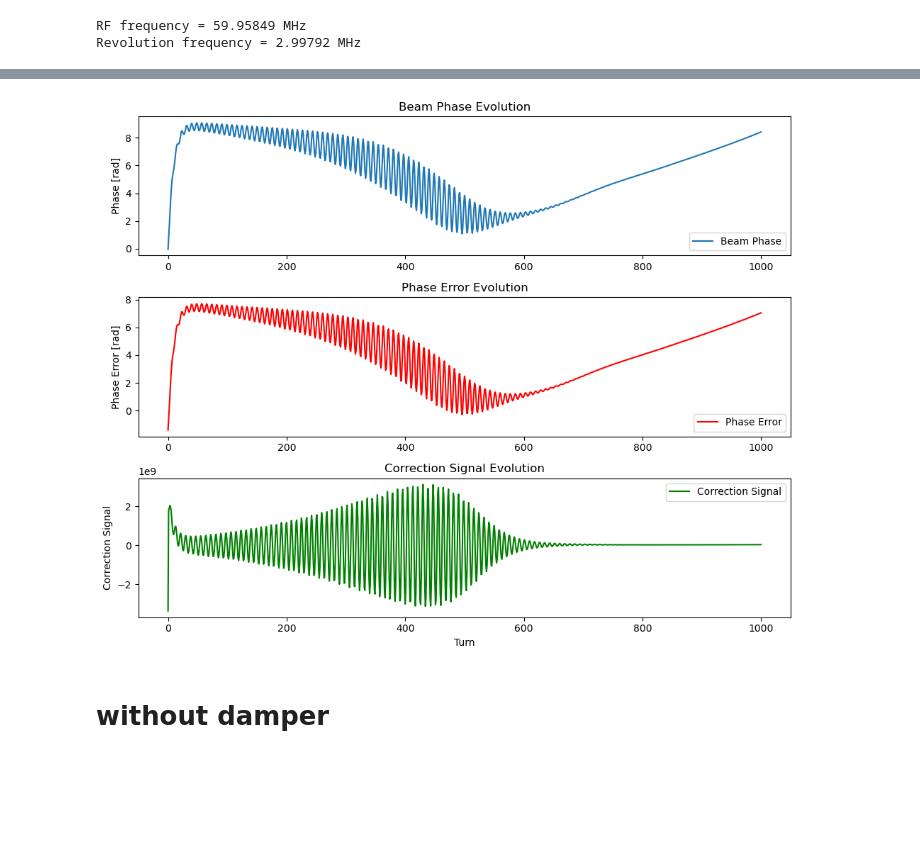
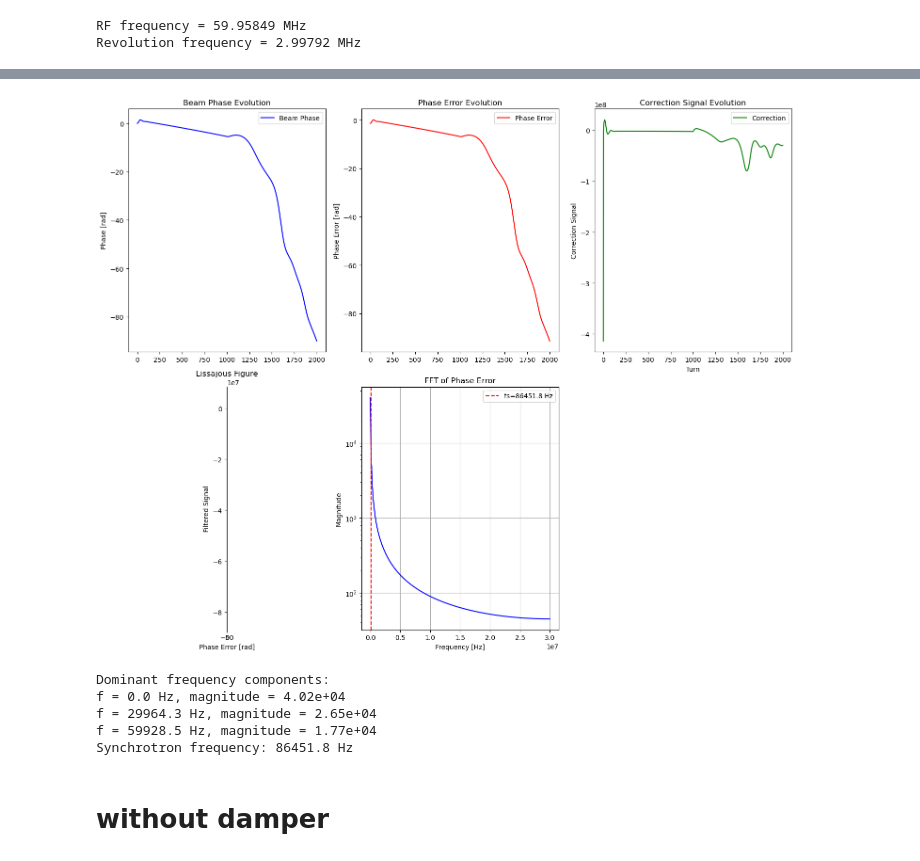
Before and after one commit to DrLu-2017/mbtrack2, a Jupyter notebook: example_Mode0damper.ipynb, the cells around one changed output, grey strips where cells are left out. Saved outputs shown, nothing was run; the diff lists cells and outputs as text; code cells hidden in the pictures; blank space fills up the shorter version.

```diff
--- a/example_Mode0damper.ipynb
+++ b/example_Mode0damper.ipynb
@@ -10,7 +10,7 @@ from mbtrack2 import Synchrotron, Electron, Optics, LongitudinalMap, Synchrotron
 from machine_data.demo import demo
 from mbtrack2 import Bunch, LongitudinalMap, SynchrotronRadiation, RFCavity
 from mbtrack2 import BunchSpectrumMonitor, BeamMonitor, Beam, plot_beamdata
-nt=1000
+nt=2000
 # %% [output]
 mbtrack2 version 0.8.0
 --------------------------------------------------
@@ -96,37 +93,46 @@ The HDF5 file to store data is not set.
 # %%
 mybeam, MC, bmon = restart(I0=0.2, tot_turns=nt)
 MC.init_phasor(mybeam)
 from mbtrack2.tracking.rf import Mode0DamperLoop
 # --- Setup damper parameters ---
 # 创建 damper，自动传递同步频率
 damper = Mode0DamperLoop(
     ring=ring,
     cav_res=MC,
-    gain=[40, 0.0],  # Only proportional gain for damping, gain = 40, beam becomes unstable
-    sample_num=10,    # Number of samples to average
+    gain=[5, 100],  # Only proportional gain for damping, gain = 40, beam becomes unstable
+    sample_num=5,    # Number of samples to average
     every=1,          # Update every turn
-    delay=2,          # System delay in turns
+    delay=1,          # System delay in turns
     phase_shift=90.0  # Phase shift for damping
 )
 
 MC.feedback.append(damper)
 
 for i in tqdm(range(nt+1)):
     long.track(mybeam)
     rad.track(mybeam)
     MC.track(mybeam)
 
     # Add external excitation
 
-    for bunch in mybeam:
-        bunch["tau"] += 1e-10
+    # Continuous sinusoidal excitation instead of constant offset
+    if i > 1000:  # Start after some initial settling
+        for bunch in mybeam:
+            # Add oscillating perturbation at synchrotron frequency
+            bunch["tau"] += 1e-11 * np.sin(2*np.pi*i/500)  # 500 turns period
 
 # Close monitor before next iteration
     bmon.track(mybeam)
 bmon.close()
 damper.plot_debug_data()
+# 或者直接获取频谱数据
 # %% [output]
-[figure, old version]
+[figure, new version]
+Dominant frequency components:
+f = 0.0 Hz, magnitude = 4.02e+04
+f = 29964.3 Hz, magnitude = 2.65e+04
+f = 59928.5 Hz, magnitude = 1.77e+04
+Synchrotron frequency: 86451.8 Hz
 # %% [markdown]
 # without damper
 # %%
```
Also changed, not shown: parts of 3 cells of this notebook, 3 other files.
